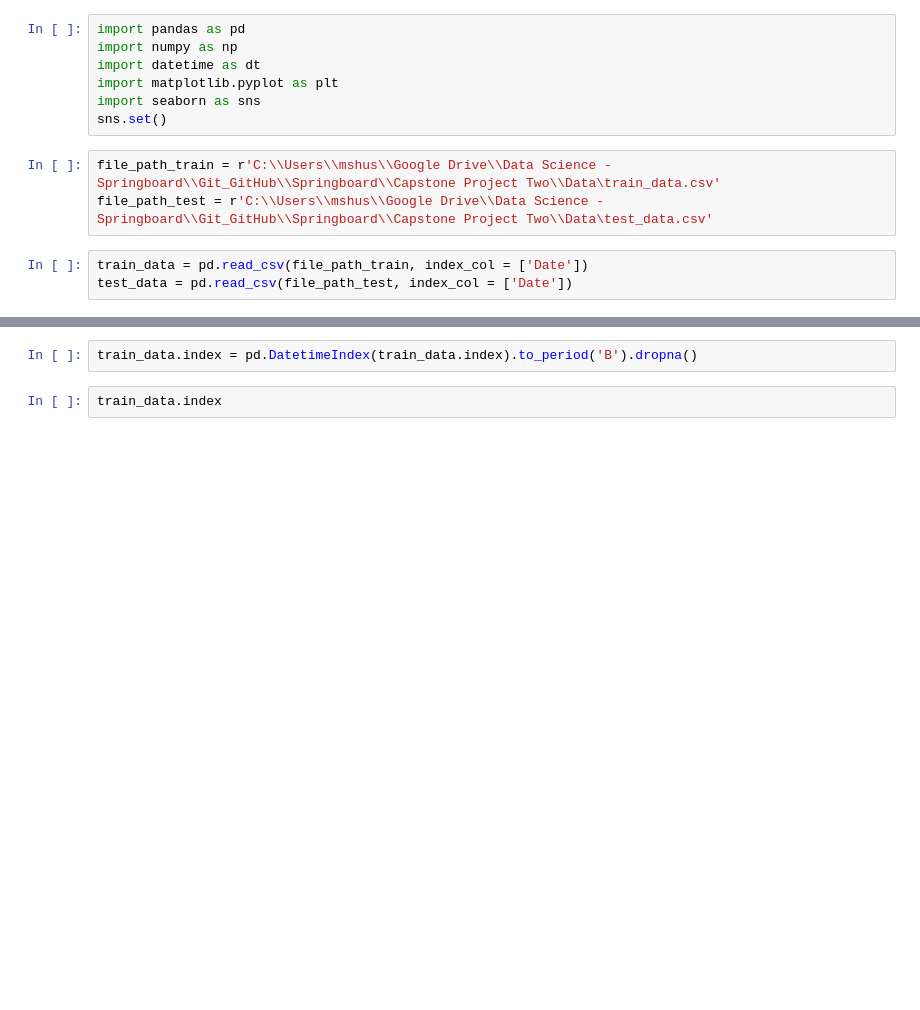
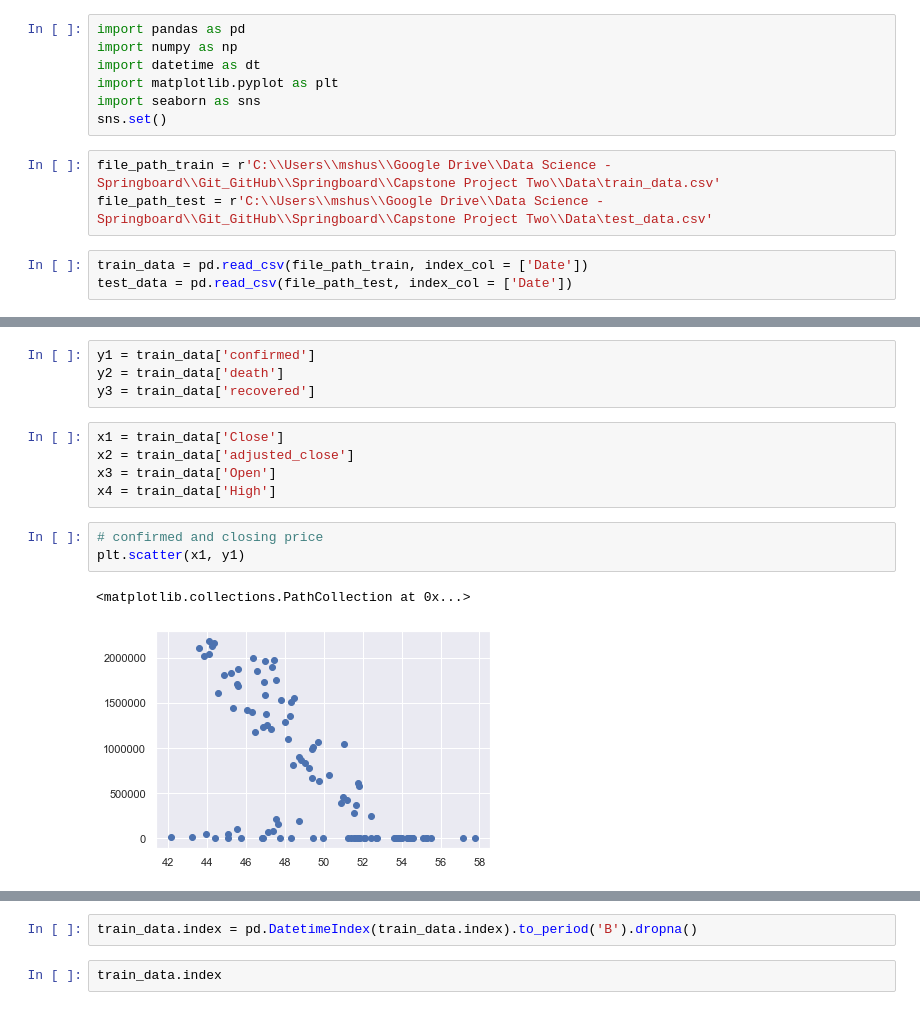
Before and after one commit to DataEcon/Springboard, a Jupyter notebook: Capstone Project Two/Code/Modeling 1.ipynb, the cells around one changed output, grey strips where cells are left out. Cells and saved outputs as stored; diff of their text form; blank space fills up the shorter version.

```diff
--- a/Capstone Project Two/Code/Modeling 1.ipynb
+++ b/Capstone Project Two/Code/Modeling 1.ipynb
@@ -38,0 +44,15 @@ memory usage: 4.8+ KB
+# %%
+y1 = train_data['confirmed']
+y2 = train_data['death']
+y3 = train_data['recovered']
+# %%
+x1 = train_data['Close']
+x2 = train_data['adjusted_close']
+x3 = train_data['Open']
+x4 = train_data['High']
+# %%
+# confirmed and closing price
+plt.scatter(x1, y1)
+# %% [output]
+<matplotlib.collections.PathCollection at 0x...>
+[figure, added]
```
Also changed, not shown: parts of 44 cells of this notebook, 1 other file.
